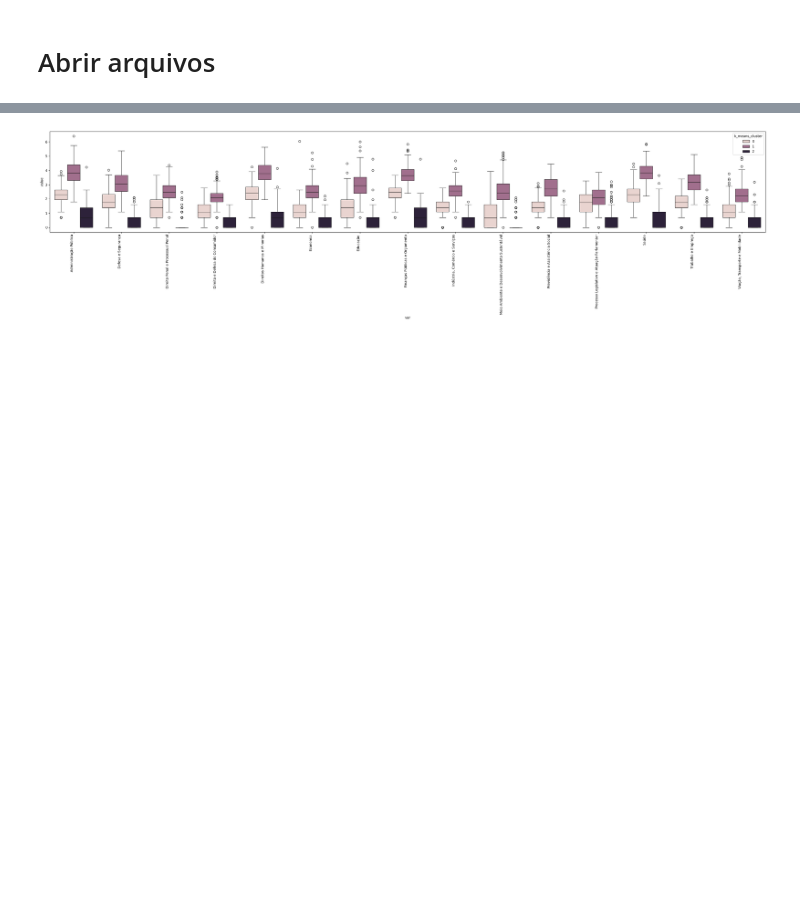
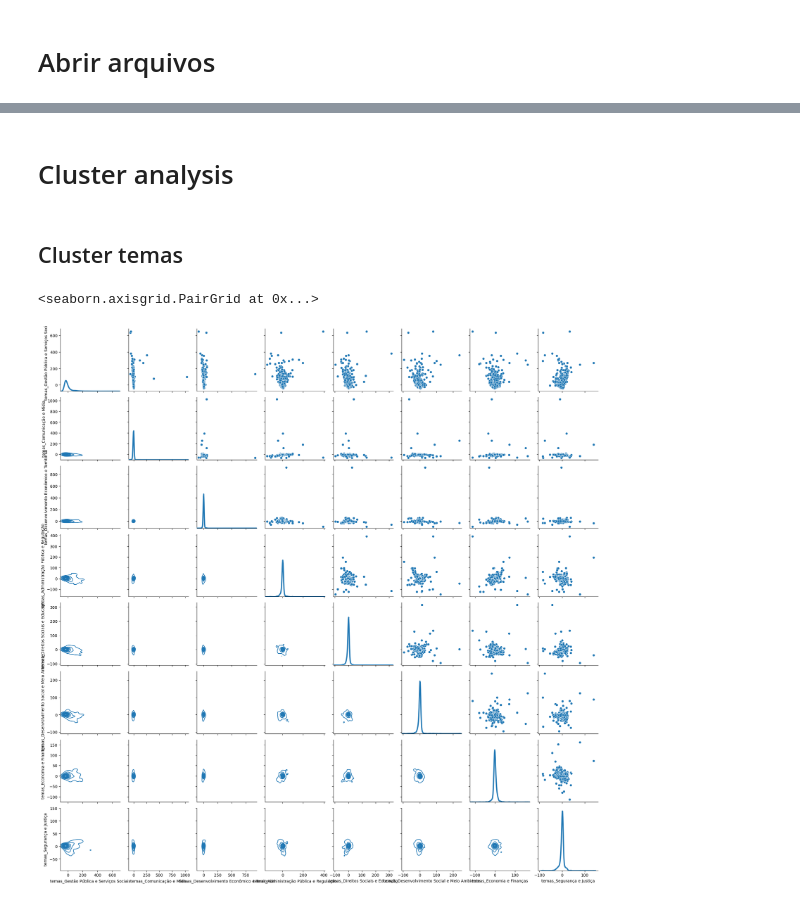
Before and after one commit to AcacioTelechi/multidimensional-legislative-profile, a Jupyter notebook: 3_analyze.ipynb, the cells around one changed output, grey strips where cells are left out. Drawn from its saved outputs; the diff is of its cells as text; code cells hidden in the pictures; blank space fills up the shorter version.

```diff
--- a/3_analyze.ipynb
+++ b/3_analyze.ipynb
@@ -350,7 +26,15 @@ df_c_sem_pca = cluster_dataframe(df_sem_pca_log, techniques=['kmeans'])
-# %%
-cols = ["k_means_cluster"] #'gmm_cluster',"dbscan_cluster",
-for col in cols:
-    df_c_melted = melt_df(df_c_sem_pca, val_columns=df_authors_topic.columns, cluster_column=col)
-    plot_melted_df(df_c_melted, hue_col=col, figsize=(30,8), xticks_rotation=90)
-# %% [output]
-[figure, removed]
+# %%
+df_pca_temas = pd.read_csv('./output/pca/df_pca_temas.csv')
+df_pca_temas.set_index(df_pca_temas['id_dep'].astype(int), inplace=True, drop=True)
+del df_pca_temas['id_dep']
+df_pca_temas.columns = [f"temas_{c}" for c in df_pca_temas.columns]
+
+df_pca_tipos = pd.read_csv('./output/pca/df_pca_tipos.csv')
+df_pca_tipos.set_index(df_pca_tipos['id_dep'].astype(int), inplace=True, drop=True)
+del df_pca_tipos['id_dep']
+df_pca_tipos.columns = [f"tipos_{c}" for c in df_pca_tipos.columns]
+
+
+deputados = utils.open_json("D:/ARTIGO_ABCP/data", "deputados.json")
+df_deps = pd.DataFrame(deputados)
+df_deps.set_index(df_deps['id'].astype(int), inplace=True)
@@ -356,0 +43,2 @@ for col in cols:
+# %% [markdown]
+# Cluster analysis
@@ -356,0 +113,10 @@ for col in cols:
+# %% [markdown]
+## Cluster temas
+# %%
+g = sns.PairGrid(df_pca_temas)
+g.map_upper(sns.scatterplot)
+g.map_lower(sns.kdeplot)
+g.map_diag(sns.kdeplot, lw=3, legend=False)
+# %% [output]
+<seaborn.axisgrid.PairGrid at 0x...>
+[figure, added]
```
Also changed, not shown: parts of 52 cells of this notebook, 1 other file.
